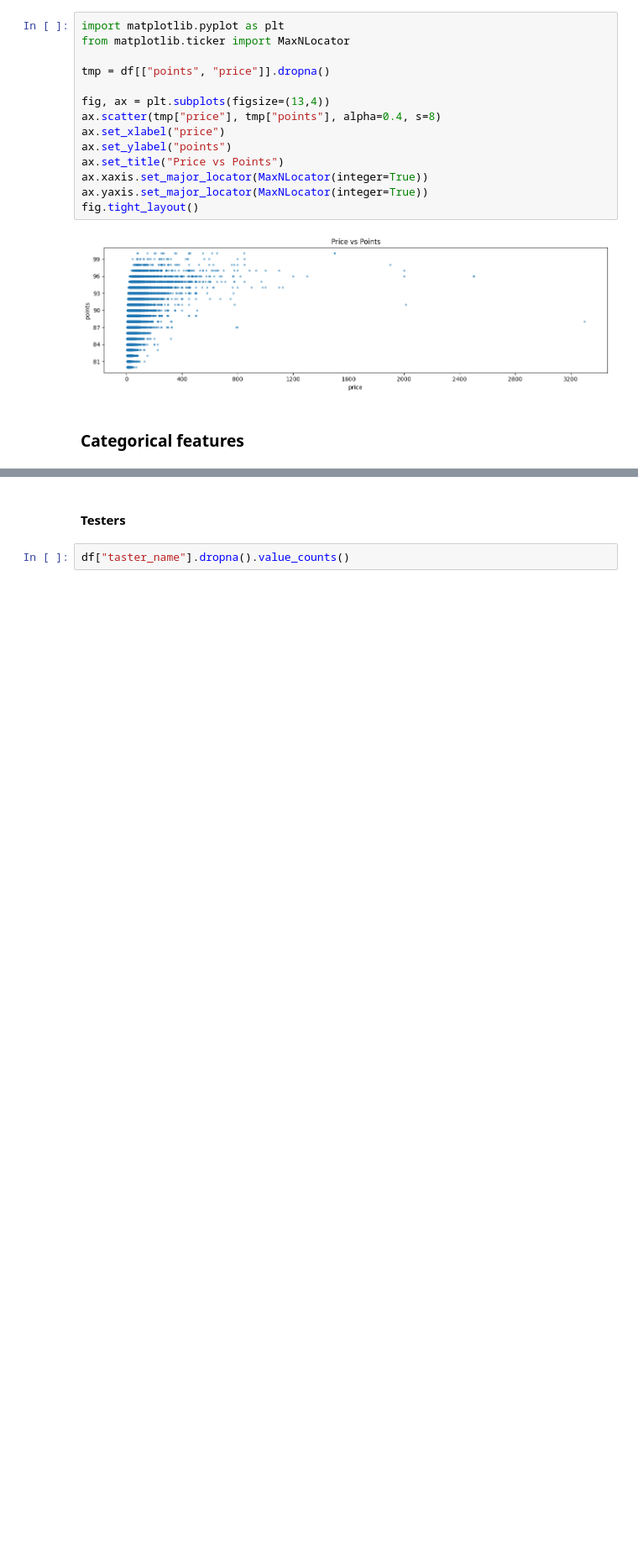
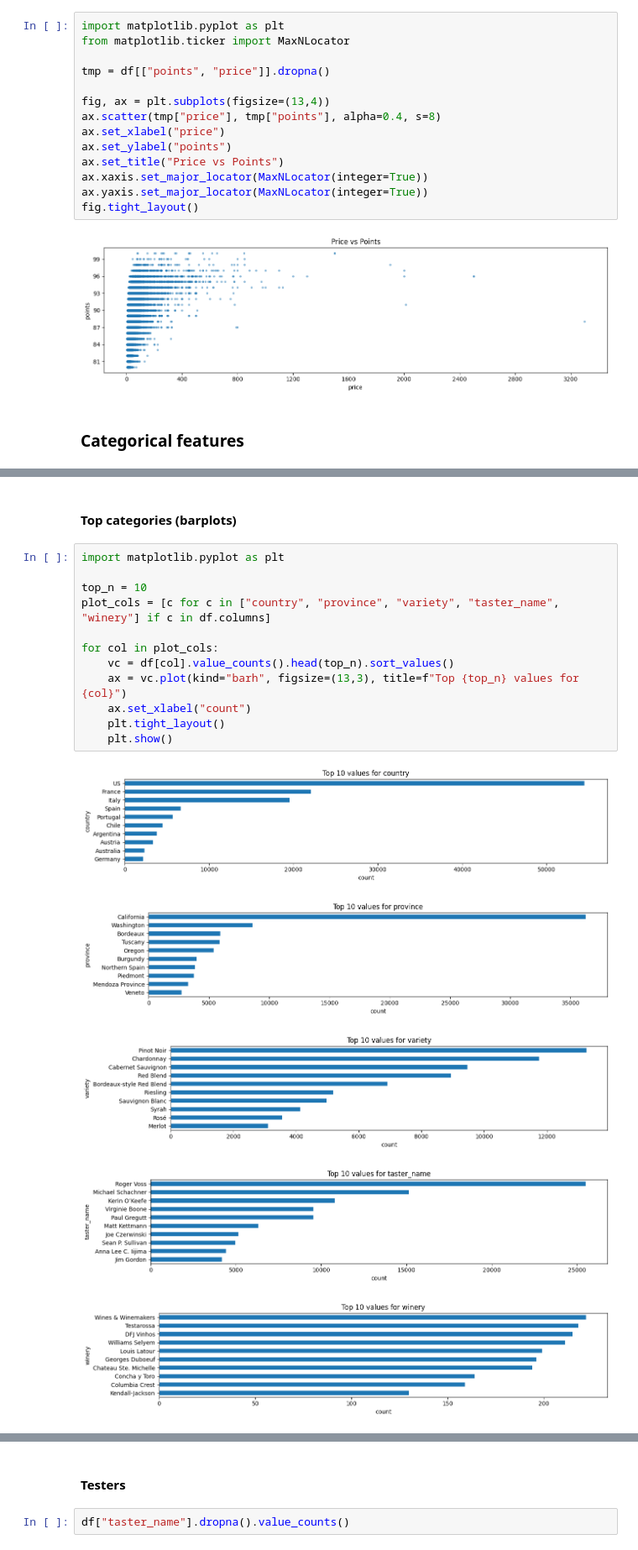
Before and after one commit to Msaters/projektUczenieMaszynowe, a Jupyter notebook: data_exploration.ipynb, the cells around one changed output, grey strips where cells are left out. Shown at 84% size. Drawn from its saved outputs; the diff is of its cells as text; blank space fills up the shorter version.

```diff
--- a/data_exploration.ipynb
+++ b/data_exploration.ipynb
@@ -190,0 +198,20 @@ Conclusion: There are only 19 unique testers
+# %% [markdown]
+#### Top categories (barplots)
+# %%
+import matplotlib.pyplot as plt
+
+top_n = 10
+plot_cols = [c for c in ["country", "province", "variety", "taster_name", "winery"] if c in df.columns]
+
+for col in plot_cols:
+    vc = df[col].value_counts().head(top_n).sort_values()
+    ax = vc.plot(kind="barh", figsize=(13,3), title=f"Top {top_n} values for {col}")
+    ax.set_xlabel("count")
+    plt.tight_layout()
+    plt.show()
+# %% [output]
+[figure, added]
+[figure, added]
+[figure, added]
+[figure, added]
+[figure, added]
```
Also changed, not shown: parts of 15 cells of this notebook.
